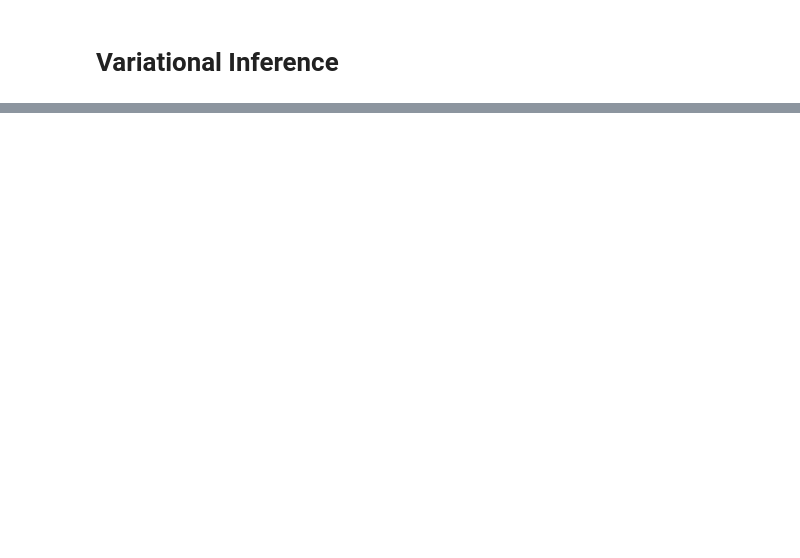
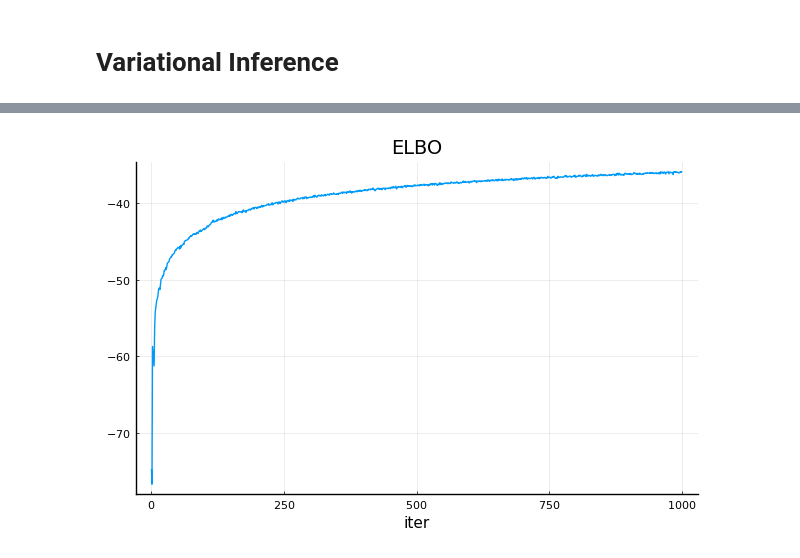
Before and after one commit to kitano-AppMath/my-julia-works, a Jupyter notebook: Variational Inference.ipynb, the cells around one changed output, grey strips where cells are left out. Drawn from its saved outputs; the diff is of its cells as text; code cells hidden in the pictures; blank space fills up the shorter version.

```diff
--- a/Variational Inference.ipynb
+++ b/Variational Inference.ipynb
@@ -421,0 +348,5 @@ savefig(fig4, "figs-VI/fig4.png")
+# %%
+fig5 = plot(1:n_train, history, xlabel="iter", title="ELBO", label=false)
+savefig(fig5, "figs-VI/fig5.png")
+# %% [output]
+[figure, added]
```
Also changed, not shown: parts of 14 cells of this notebook, 2 other files.
